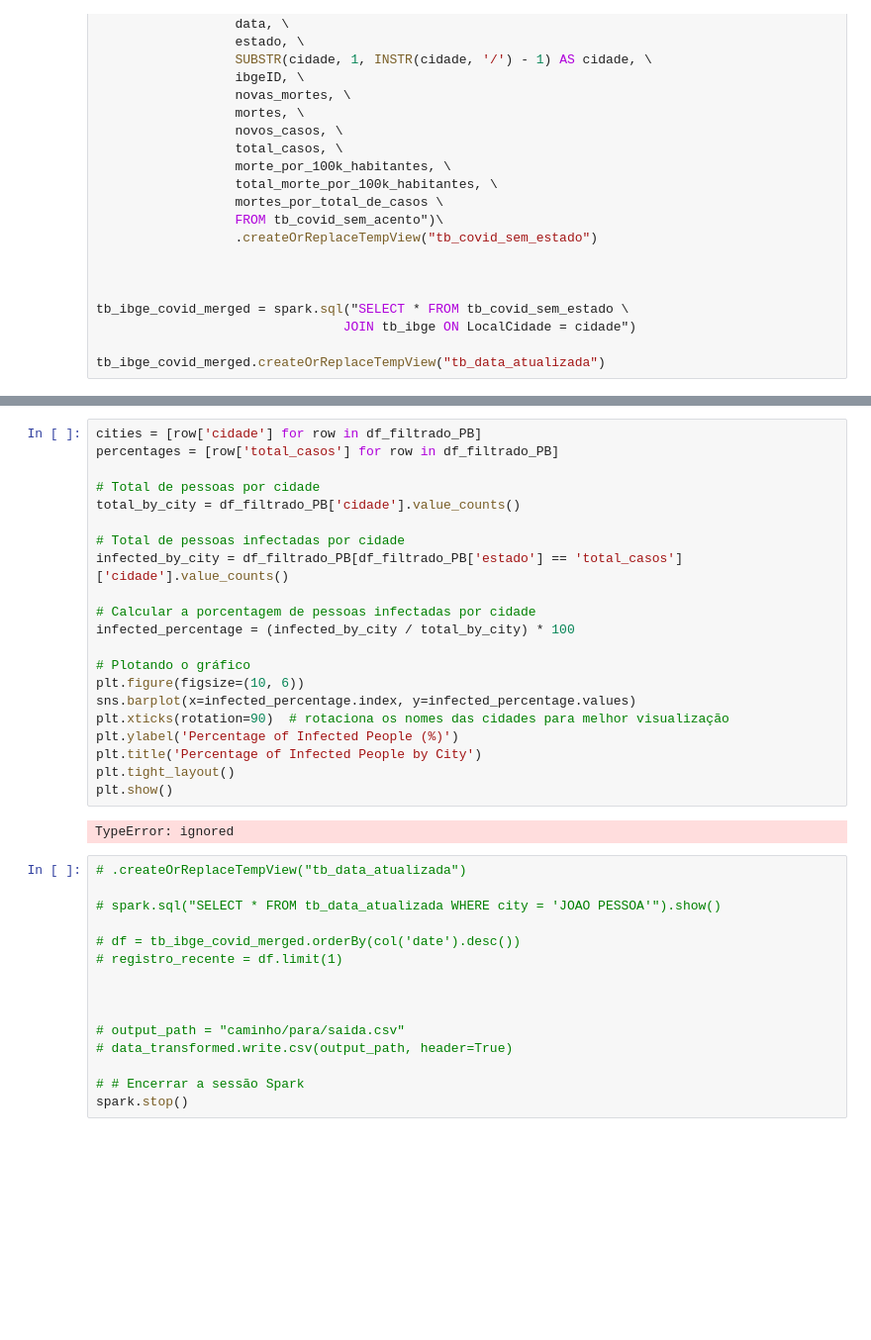
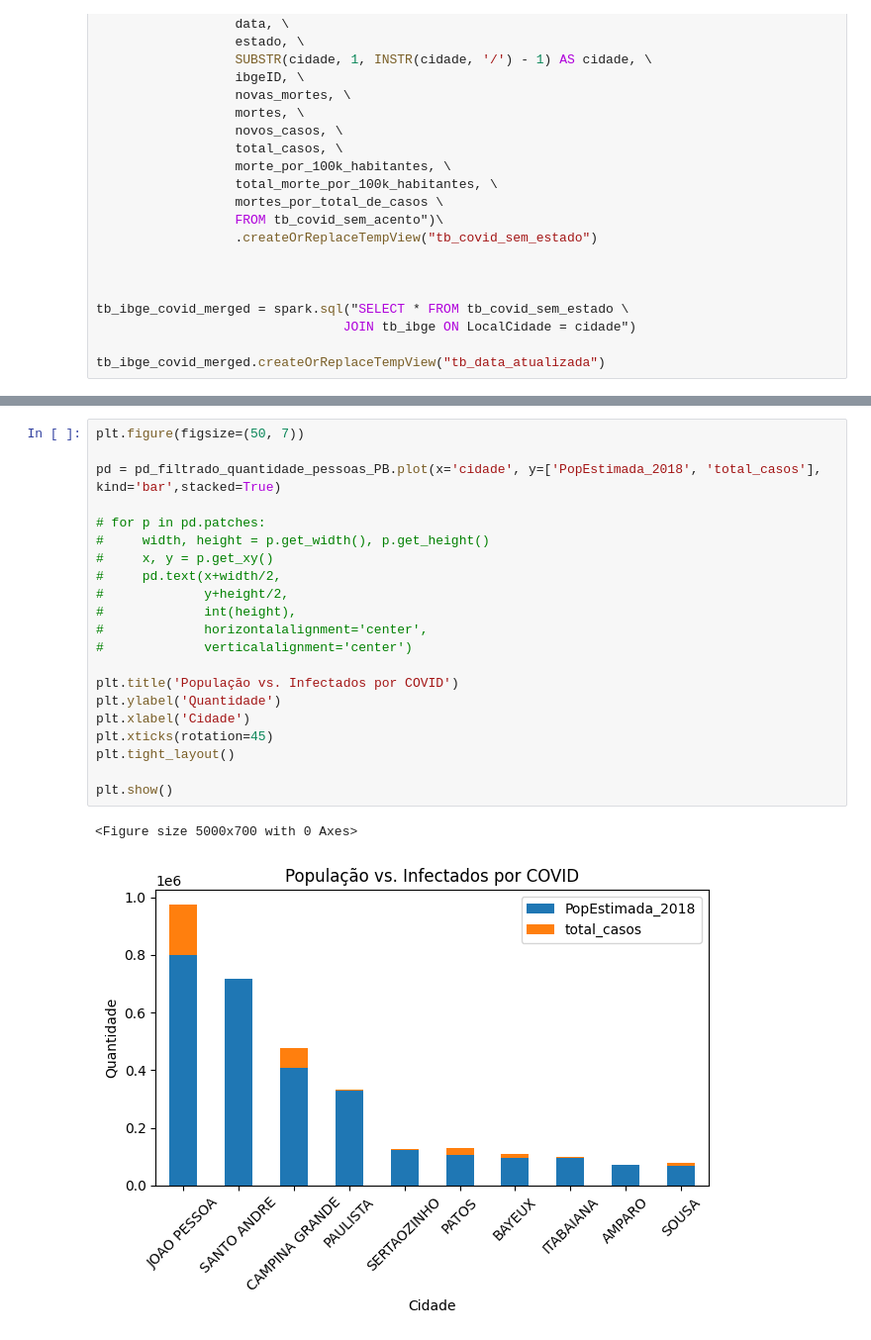
Before and after one commit to AntonioDeFA/etl_pyspark, a Jupyter notebook: Dados_IBGE.ipynb, the cells around one changed output, grey strips where cells are left out. Shown: that part at 99% size. Saved outputs shown, nothing was run; the diff lists cells and outputs as text; blank space fills up the shorter version.

```diff
--- a/Dados_IBGE.ipynb
+++ b/Dados_IBGE.ipynb
@@ -143,38 +128,24 @@ for p in plot.patches:
-# %%
-cities = [row['cidade'] for row in df_filtrado_PB]
-percentages = [row['total_casos'] for row in df_filtrado_PB]
-
-# Total de pessoas por cidade
-total_by_city = df_filtrado_PB['cidade'].value_counts()
-
-# Total de pessoas infectadas por cidade
-infected_by_city = df_filtrado_PB[df_filtrado_PB['estado'] == 'total_casos']['cidade'].value_counts()
-
-# Calcular a porcentagem de pessoas infectadas por cidade
-infected_percentage = (infected_by_city / total_by_city) * 100
-
-# Plotando o gráfico
-plt.figure(figsize=(10, 6))
-sns.barplot(x=infected_percentage.index, y=infected_percentage.values)
-plt.xticks(rotation=90)  # rotaciona os nomes das cidades para melhor visualização
-plt.ylabel('Percentage of Infected People (%)')
-plt.title('Percentage of Infected People by City')
-plt.tight_layout()
-plt.show()
-# %% [output]
-TypeError: ignored
-# %%
-# .createOrReplaceTempView("tb_data_atualizada")
-
-# spark.sql("SELECT * FROM tb_data_atualizada WHERE city = 'JOAO PESSOA'").show()
-
-# df = tb_ibge_covid_merged.orderBy(col('date').desc())
-# registro_recente = df.limit(1)
-
-
-
-# output_path = "caminho/para/saida.csv"
-# data_transformed.write.csv(output_path, header=True)
-
-# # Encerrar a sessão Spark
-spark.stop()
+# %%
+plt.figure(figsize=(50, 7))
+
+pd = pd_filtrado_quantidade_pessoas_PB.plot(x='cidade', y=['PopEstimada_2018', 'total_casos'], kind='bar',stacked=True)
+
+# for p in pd.patches:
+#     width, height = p.get_width(), p.get_height()
+#     x, y = p.get_xy()
+#     pd.text(x+width/2,
+#             y+height/2,
+#             int(height),
+#             horizontalalignment='center',
+#             verticalalignment='center')
+
+plt.title('População vs. Infectados por COVID')
+plt.ylabel('Quantidade')
+plt.xlabel('Cidade')
+plt.xticks(rotation=45)
+plt.tight_layout()
+
+plt.show()
+# %% [output]
+<Figure size 5000x700 with 0 Axes>
+[figure, added]
```
Also changed, not shown: parts of 7 cells of this notebook.
